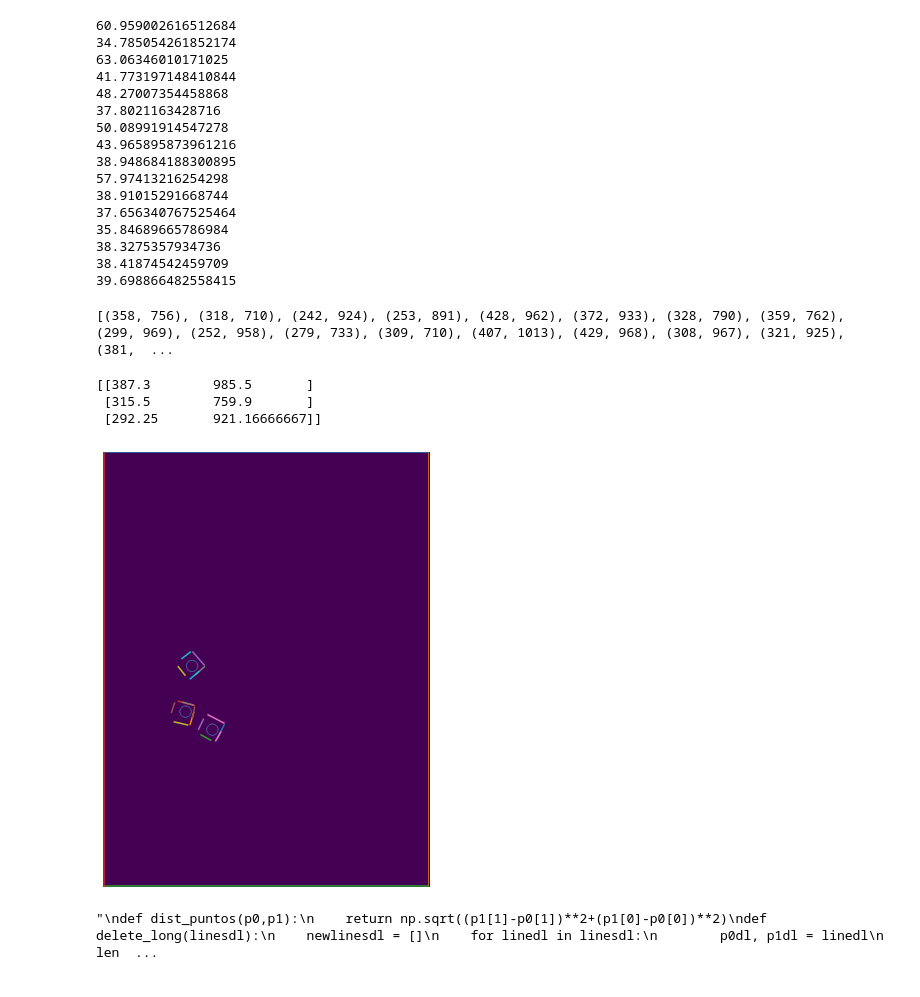
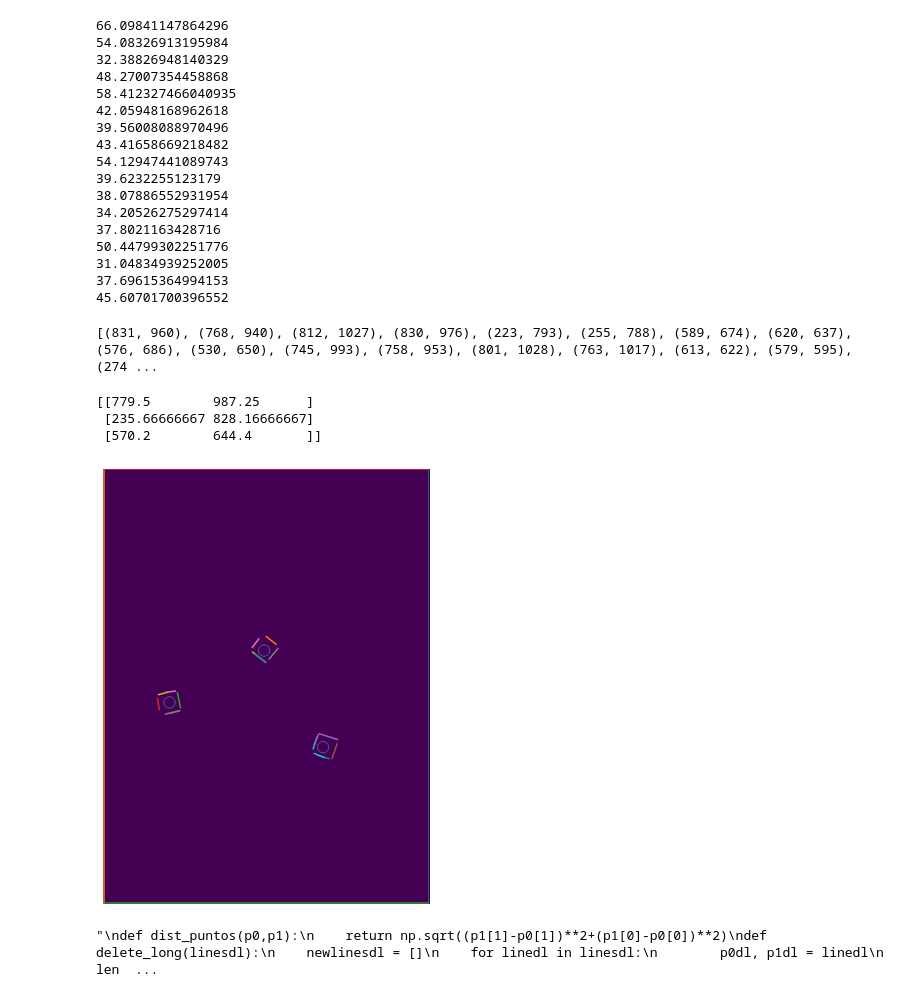
Before and after one commit to ChristopherMoralesA/Tarea-3-Vision, a Jupyter notebook: Tarea_3.ipynb, the cells around one changed output. Drawn from its saved outputs; the diff is of its cells as text; code cells hidden in the pictures.

Commit message:
Funciones finales draft

```diff
--- a/Tarea_3.ipynb
+++ b/Tarea_3.ipynb
@@ -18,7 +18,8 @@ from matplotlib import cm
 path = os.getcwd()
 # %%
 #Imagen original
-file_path = os.path.join(path , 'IMG_09.jpg')
+#file_path = os.path.join(path , 'IMG_09.jpg')
+file_path = os.path.join(path , 'IMG_20.jpg')
 img_org = io.imread(file_path)
 shape = img_org.shape
 
@@ -131,22 +133,23 @@ def delete_long(linesdl):
 
 linesHT2 = delete_long(linesHT1)
 # %% [output]
-60.959002616512684
-34.785054261852174
-63.06346010171025
-41.773197148410844
+66.09841147864296
+54.08326913195984
+32.38826948140329
 48.27007354458868
+58.412327466040935
+42.05948168962618
+39.56008088970496
+43.41658669218482
+54.12947441089743
+39.6232255123179
+38.07886552931954
+34.20526275297414
 37.8021163428716
-50.08991914547278
-43.965895873961216
-38.948684188300895
-57.97413216254298
-38.91015291668744
-37.656340767525464
-35.84689665786984
-38.3275357934736
-38.41874542459709
-39.698866482558415
+50.44799302251776
+31.04834939252005
+37.69615364994153
+45.60701700396552
 # %%
 def lineas2puntos(lineas):
     puntos = []
@@ -158,43 +161,43 @@ def lineas2puntos(lineas):
 puntosHT = lineas2puntos(linesHT2)
 print(puntosHT)
 # %% [output]
-[(358, 756), (318, 710), (242, 924), (253, 891), (428, 962), (372, 933), (328, 790), (359, 762), (299, 969), (252, 958), (279, 733), (309, 710), (407, 1013), (429, 968), (308, 967), (321, 925), (381,  ...
+[(831, 960), (768, 940), (812, 1027), (830, 976), (223, 793), (255, 788), (589, 674), (620, 637), (576, 686), (530, 650), (745, 993), (758, 953), (801, 1028), (763, 1017), (613, 622), (579, 595), (274 ...
 # %%
 #Transformacion corrdenada a color
-def centroides_dados(puntos):
+def centroides_dados_draft(puntos):
     image_array = puntos
     #image_array_sample = shuffle(image_array, random_state=0, n_samples=1_000)
     #kmeans = KMeans(n_clusters=3, random_state=0).fit(image_array_sample)
     kmeans = KMeans(n_clusters=3, random_state=0).fit(puntos)
     #labels = kmeans.predict(image_array)
     colores = kmeans.cluster_centers_
     return colores
 
-ubic_dados = centroides_dados(puntosHT)
+ubic_dados = centroides_dados_draft(puntosHT)
 print(ubic_dados)
 
 
 SEEDS=ubic_dados
 
 plt.figure(figsize = (6,8))
 seeds_img = np.zeros((SIZE[0],SIZE[1]), dtype=np.uint32)
 for seed in SEEDS:
     rr, cc = circle_perimeter(np.uint16(seed[1]), np.uint16(seed[0]), 20)
     seeds_img[rr,cc] = 1
 
 
 plt.imshow(edgesHT * 0)
 for line in linesHT1:
     p0, p1 = line
     plt.plot((p0[0], p1[0]), (p0[1], p1[1]))
 plt.imshow(seeds_img)
 plt.axis('off')
 plt.show()
 # %% [output]
-[[387.3        985.5       ]
- [315.5        759.9       ]
- [292.25       921.16666667]]
+[[779.5        987.25      ]
+ [235.66666667 828.16666667]
+ [570.2        644.4       ]]
-[figure, old version]
+[figure, new version]
 # %%
 """
 def dist_puntos(p0,p1):
```
Also changed, not shown: parts of 13 cells of this notebook.
